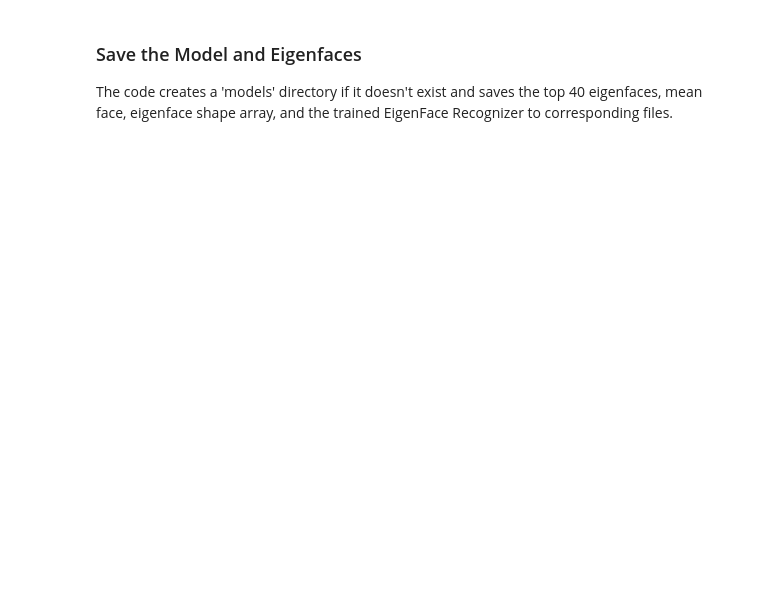
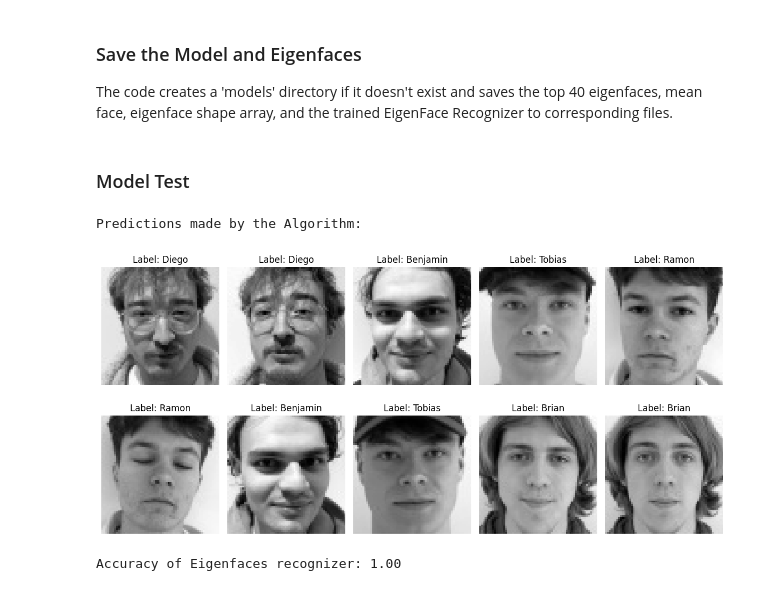
Before and after one commit to brian-vdb/visual-recognition, a Jupyter notebook: face_recognition.ipynb, the cells around one changed output. Cells and saved outputs as stored; diff of their text form; code cells hidden in the pictures; blank space fills up the shorter version.

```diff
--- a/face_recognition.ipynb
+++ b/face_recognition.ipynb
@@ -303,3 +283,57 @@ recognizer.save(os.path.join('models', 'recognizer.yml'))
 # Save the class dictionary
 with open(os.path.join('models', CLASS_LABEL_FILENAME), 'wb') as file:
     pickle.dump(loaded_class_dictionary, file)
+# %% [markdown]
+### Model Test
+# %%
+# Folder input
+INPUT_FOLDER = os.path.join('input', 'test', 'recognition')
+MODELS_FOLDER = 'models'
+
+# Data input
+TEST_DATA_PATH = os.path.join(INPUT_FOLDER, 'recognition.csv')
+
+# Load in the eigenfaces recognizer
+recognizer = cv2.face.EigenFaceRecognizer().create()
+recognizer.read(os.path.join(MODELS_FOLDER, 'recognizer.yml'))
+
+# Load in the preprocessing information
+best_eigenfaces = np.array(np.load(os.path.join(MODELS_FOLDER, 'best_eigenfaces.npy')))
+mean_face = np.array(np.load(os.path.join(MODELS_FOLDER, 'mean_face.npy')))
+target_shape = tuple(np.load(os.path.join(MODELS_FOLDER, 'target_shape.npy')))
+
+# Read in the testing data
+X, Y = read_csv_and_extract_data(TEST_DATA_PATH)
+
+# Initialize a list to store the predicted labels
+Y_pred = []
+
+# Iterate through each test face
+for face in X:
+    # Preprocess the Test Face
+    face_flat = face.reshape(-1)
+    face_normalized = face_flat - mean
+    face_projected = np.dot(face_normalized, best_eigenfaces.T)
+
+    # Recognize the face using the trained recognizer
+    label, confidence = recognizer.predict(face_projected)
+
+    # Store the predicted label
+    Y_pred.append(label)
+
+# Convert the list of predicted labels to a numpy array
+Y_pred = np.array(Y_pred)
+
+# Map the numeric labels to names
+Y_pred_names = np.vectorize(loaded_class_dictionary.get)(Y_pred)
+
+# Display random samples with predicted labels
+print("Predictions made by the Algorithm:")
+display_random_samples(X, Y_pred_names, num_samples=10, num_cols=5, num_rows=2)
+
+accuracy = np.mean(np.array(Y_pred) == Y)
+print(f"Accuracy of Eigenfaces recognizer: {accuracy:.2f}")
+# %% [output]
+Predictions made by the Algorithm:
+[figure, added]
+Accuracy of Eigenfaces recognizer: 1.00
```
Also changed, not shown: parts of 8 cells of this notebook, 5 other files.
